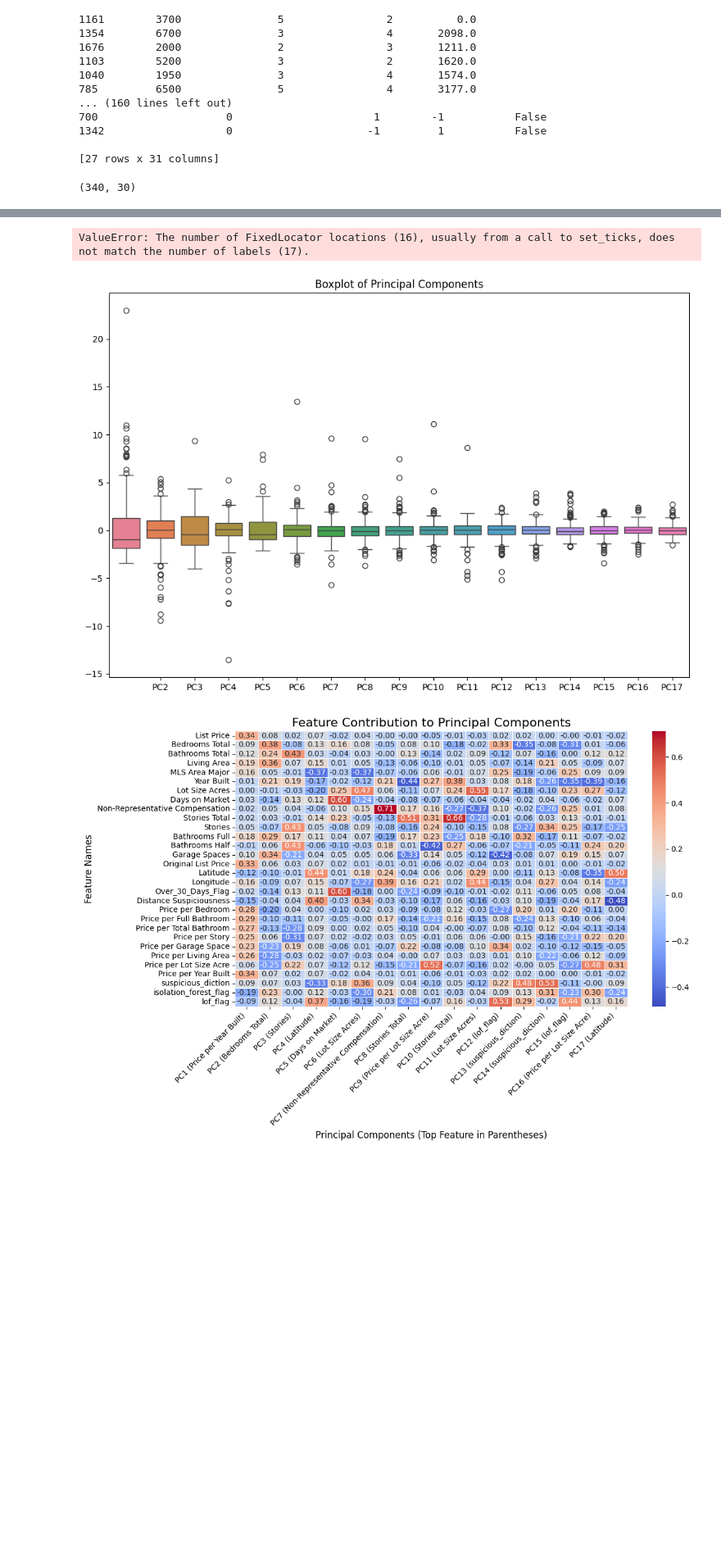
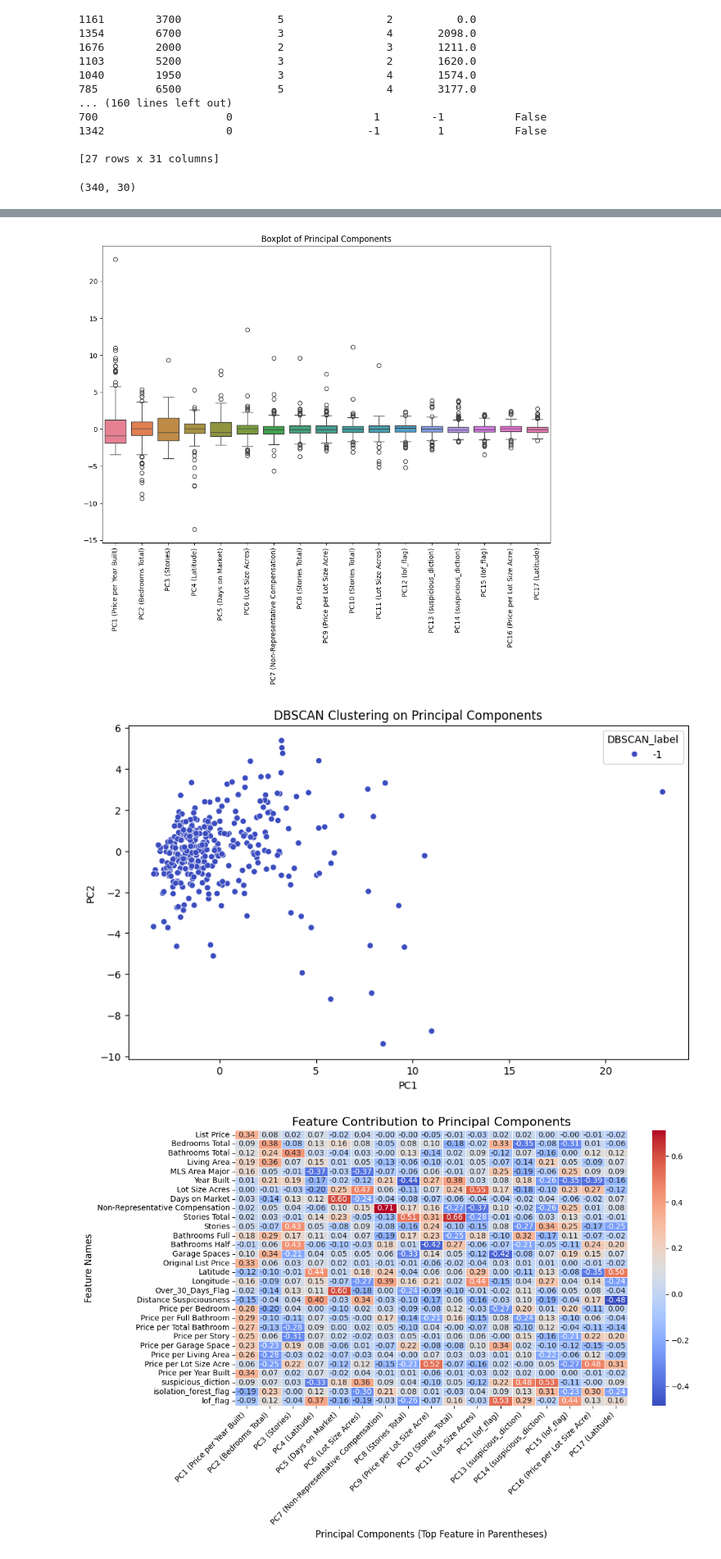
Before and after one commit to MikeMan161/2024-AI4Good-Hackathon, a Jupyter notebook: Apartment_Scam_Detection_Project.ipynb, the cells around one changed output, grey strips where cells are left out. Shown at 82% size. Drawn from its saved outputs; the diff is of its cells as text; code cells hidden in the pictures; blank space fills up the shorter version.

```diff
--- a/Apartment_Scam_Detection_Project.ipynb
+++ b/Apartment_Scam_Detection_Project.ipynb
@@ -935,46 +935,46 @@ sns.heatmap(contributions_df, cmap='coolwarm', annot=True, fmt='.2f', linewidths
 plt.title('Heatmap of Feature Contributions to Principal Components')
 plt.show()
 
-# # Limit to a reasonable number of principal components (e.g., 10 for visualization)
-# pca_df_limited = pca_df.iloc[:, :10]
+# Limit to a reasonable number of principal components (e.g., 10 for visualization)
+pca_df_limited = pca_df.iloc[:, :17]
 
-# # Generate the boxplot
-# plt.figure(figsize=(12, 8))
-# sns.boxplot(data=pca_df_limited)
+# Generate the boxplot
+plt.figure(figsize=(12, 8))
+sns.boxplot(data=pca_df_limited)
 
-# # Fix the xticks and labels
-# plt.title('Boxplot of Principal Components')
-# plt.xticks(rotation=90, ticks=np.arange(len(pca_df_limited.columns)), labels=pca_columns_descriptive[:10])
-# plt.show()
+# Fix the xticks and labels
+plt.title('Boxplot of Principal Components')
+plt.xticks(rotation=90, ticks=np.arange(len(pca_df_limited.columns)), labels=pca_columns_descriptive[:17])
+plt.show()
 
 
 # # Step 6: Boxplot for each principal component
 # plt.figure(figsize=(12, 8))
 # # pca_df.boxplot()
 # sns.boxplot(data=pca_df)
 
 # plt.title('Boxplot of Principal Components')
 # plt.xticks(rotation=90, ticks=np.arange(1, len(pca_columns_descriptive) + 1), labels=pca_columns_descriptive)
 # plt.show()
 
 #Step 7: Perform DBSCAN on the PCA-transformed data
 dbscan = DBSCAN(eps=0.5, min_samples=5)  # You can adjust eps and min_samples based on your data
 dbscan_labels = dbscan.fit_predict(x_pca)
 
 # Step 8: Add the DBSCAN labels to the PCA DataFrame
 pca_df['DBSCAN_label'] = dbscan_labels
 
 # Step 9: Visualize the DBSCAN results using a scatter plot of the first two principal components
 plt.figure(figsize=(10, 6))
 sns.scatterplot(x='PC1', y='PC2', hue='DBSCAN_label', data=pca_df, palette='coolwarm')
 plt.title('DBSCAN Clustering on Principal Components')
 plt.show()
 # %% [output]
 (340, 30)
 [figure]
 [figure]
-ValueError: The number of FixedLocator locations (16), usually from a call to set_ticks, does not match the number of labels (17).
-[figure, old version]
+[figure, new version]
+[figure, added]
 # %%
 # Get the top contributing features for each principal component
 top_features_per_pc = []
```
